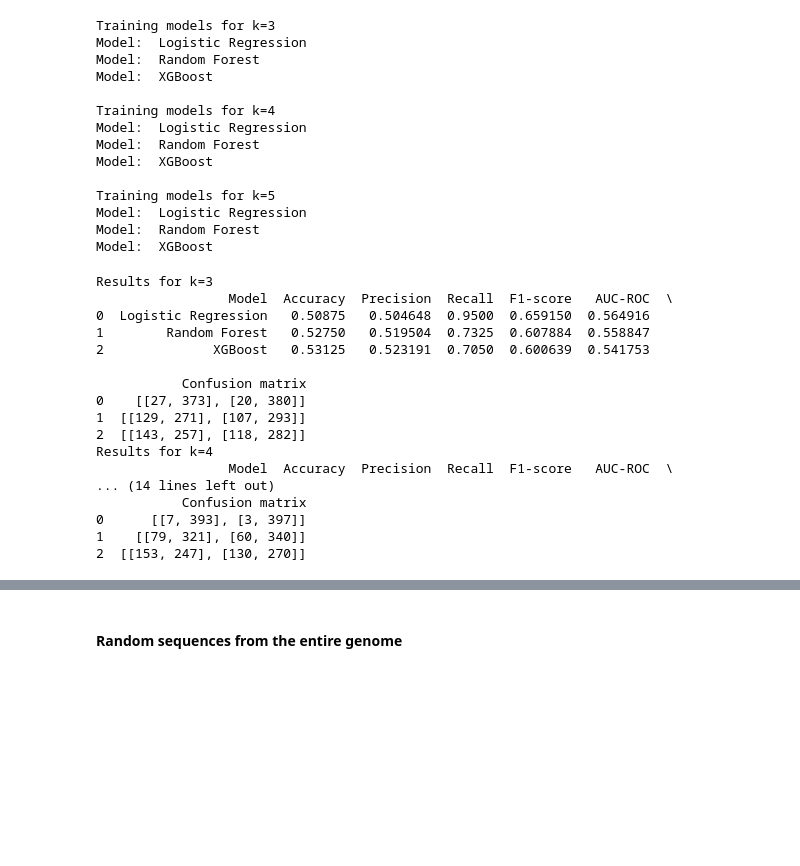
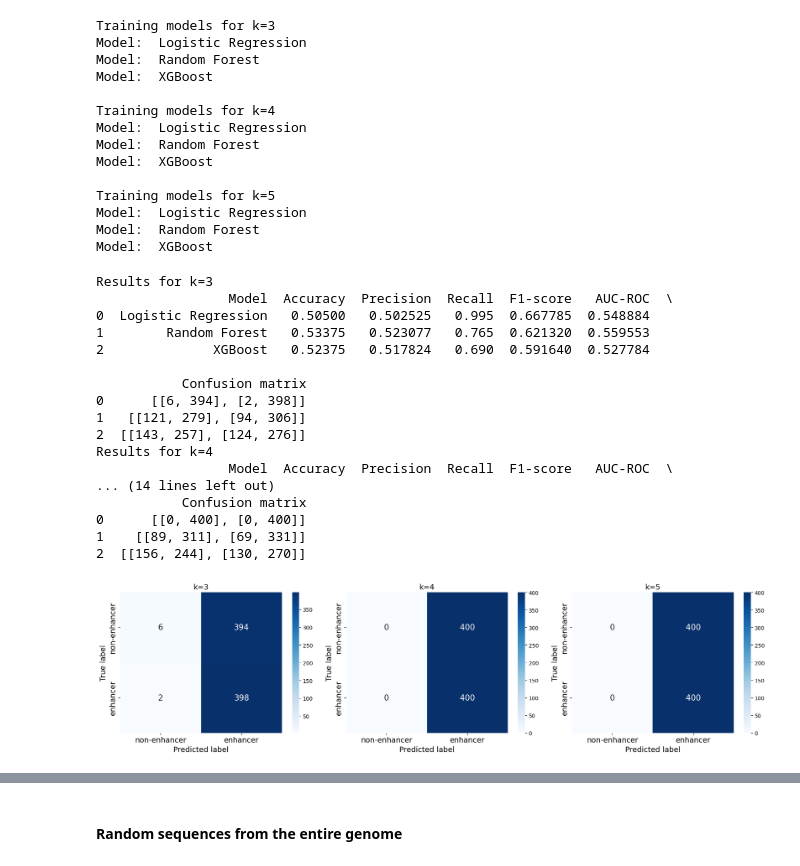
Before and after one commit to zosialagiewka/Bioinformatics_Projects, a Jupyter notebook: Task2/task2.ipynb, the cells around one changed output, grey strips where cells are left out. Saved outputs shown, nothing was run; the diff lists cells and outputs as text; code cells hidden in the pictures; blank space fills up the shorter version.

Commit message:
Project 2: confusion matrix added

```diff
--- a/Task2/task2.ipynb
+++ b/Task2/task2.ipynb
@@ -65,8 +68,7 @@ print(experiments.head())
 ### Counting k-mers
 # %%
 def count_kmers_for_sequences(sequences, k_):
-    bases = ['A', 'T', 'C', 'G']
-    all_kmers = {"".join(p) for p in itertools.product(bases, repeat=k_)}
+    all_kmers = {"".join(p) for p in itertools.product(['A', 'T', 'C', 'G'], repeat=k_)}
     all_kmers = {min(kmer, str(Seq(kmer).reverse_complement())) for kmer in all_kmers}
 
     feature_vectors = []
@@ -159,7 +153,7 @@ def evaluate_metrics(y_pred_, y_prob_, y_test):
     return accuracy_, precision_, recall_, f1_, auc_score_, cm_
 # %%
 def grid_search_cross_validation(model_name_, X, y, models_, params_):
-    grid_search = GridSearchCV(models_[model_name_], params_[model_name_], cv=10, scoring='roc_auc', n_jobs=1)
+    grid_search = GridSearchCV(models_[model_name_], params_[model_name_], cv=10, scoring='accuracy', n_jobs=1)
     grid_search.fit(X, y)
     return grid_search.best_params_
 # %%
@@ -191,6 +185,25 @@ def train_models(train_set, test_set, models_, params_, k_):
         })
 
     return results_
+# %%
+def plot_confusion_matrices_for_model(results, model_name, labels,):
+    conf_matrices = []
+    for k in k_values:
+        for model_index in range(len(results[k])):
+            if results[k][model_index]["Model"] == model_name:
+                conf_matrices.append(np.array(results[k][model_index]["Confusion matrix"]))
+                break
+
+    fig, axes = plt.subplots(1, len(k_values), figsize=(6 * len(k_values), 5))
+    for i, (k, cm) in enumerate(zip(k_values, conf_matrices)):
+        sns.heatmap(cm, annot=True, fmt="d", cmap="Blues", xticklabels=labels, yticklabels=labels, ax=axes[i], annot_kws={"size": 15})
+        axes[i].set_title(f"k={k}", fontsize=14)
+        axes[i].set_xlabel("Predicted label", fontsize=14)
+        axes[i].set_ylabel("True label", fontsize=14)
+        axes[i].tick_params(axis='both', which='major', labelsize=14)
+
+    plt.tight_layout(rect=[0, 0, 1, 0.95])
+    plt.show()
 # %% [markdown]
 #### Set-up
 # %%
@@ -202,15 +215,12 @@ models = {
 # %%
 params = {
     "Logistic Regression": {
-        'C': [0.01, 0.1, 1, 10],
-        'penalty': ['l2'],
+        'C': [0.1, 1, 2],
         'solver': ['liblinear', 'saga']
     },
 
     "Random Forest": {
-        'n_estimators': [100, 200],
-        'max_depth': [None, 20],
-        'min_samples_split': [2, 5]
+        'n_estimators': [100, 150, 200],
     },
 
     "XGBoost": {
@@ -253,18 +263,22 @@ for k, results_k in results_exp.items():
 # %% [output]
 Results for k=3
                  Model  Accuracy  Precision  Recall  F1-score   AUC-ROC  \
-0  Logistic Regression   0.50875   0.504648  0.9500  0.659150  0.564916
-1        Random Forest   0.52750   0.519504  0.7325  0.607884  0.558847
-2              XGBoost   0.53125   0.523191  0.7050  0.600639  0.541753
+0  Logistic Regression   0.50500   0.502525   0.995  0.667785  0.548884
+1        Random Forest   0.53375   0.523077   0.765  0.621320  0.559553
+2              XGBoost   0.52375   0.517824   0.690  0.591640  0.527784
 
            Confusion matrix
-0    [[27, 373], [20, 380]]
-1  [[129, 271], [107, 293]]
-2  [[143, 257], [118, 282]]
+0      [[6, 394], [2, 398]]
+1   [[121, 279], [94, 306]]
+2  [[143, 257], [124, 276]]
 Results for k=4
                  Model  Accuracy  Precision  Recall  F1-score   AUC-ROC  \
 ... (14 lines left out)
            Confusion matrix
-0      [[7, 393], [3, 397]]
-1    [[79, 321], [60, 340]]
-2  [[153, 247], [130, 270]]
+0      [[0, 400], [0, 400]]
+1    [[89, 311], [69, 331]]
+2  [[156, 244], [130, 270]]
+# %%
+plot_confusion_matrices_for_model(results_exp, "Logistic Regression", ["non-enhancer", "enhancer"])
+# %% [output]
+[figure, added]
```
Also changed, not shown: parts of 12 cells of this notebook.
